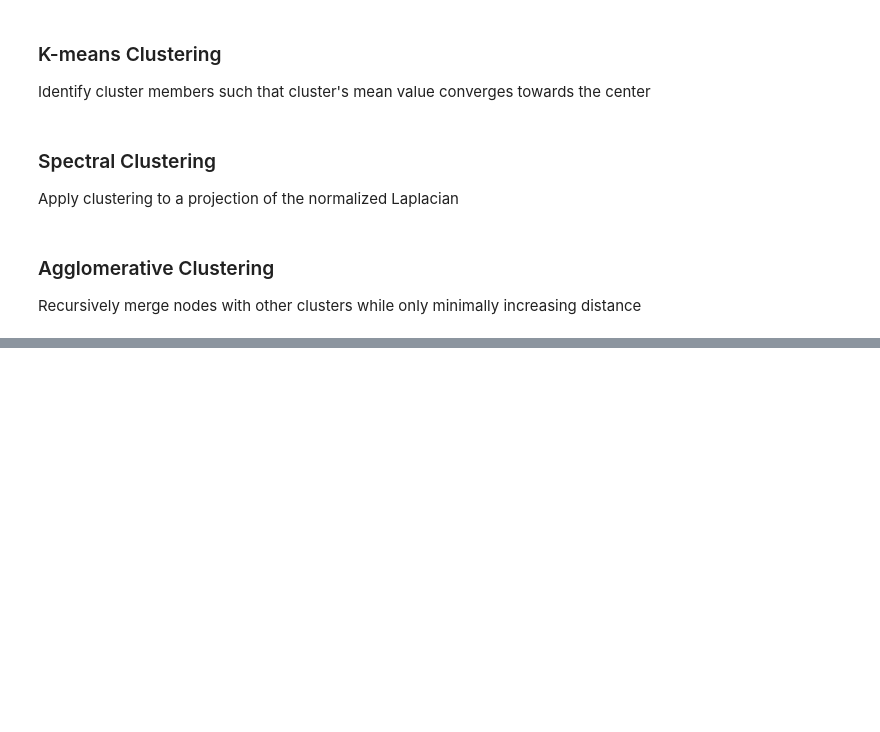
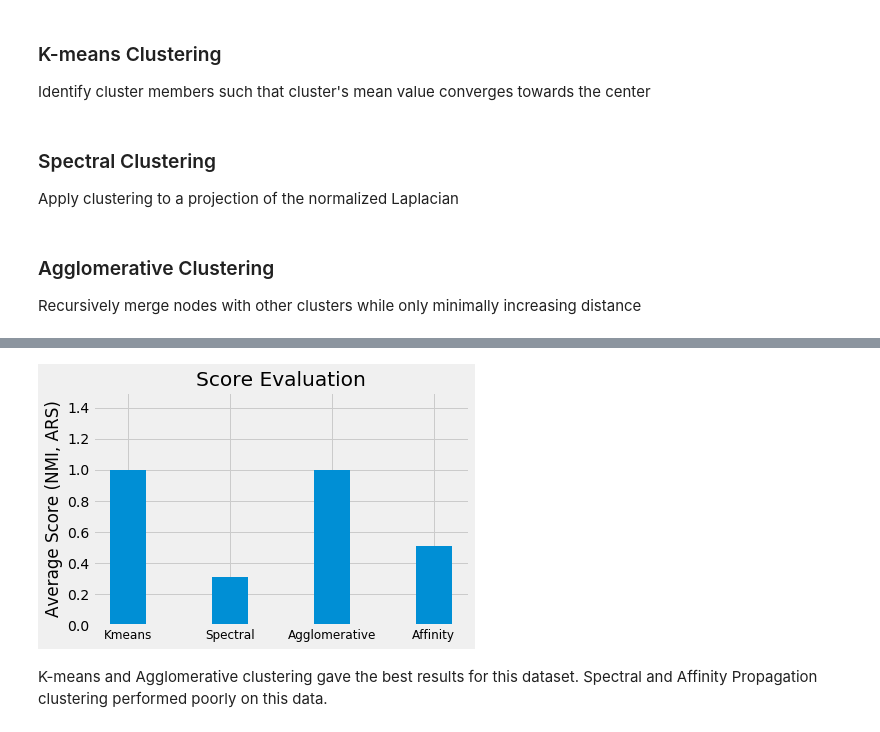
Before and after one commit to anaerobeth/ml-mastery, a Jupyter notebook: Clustering Algorithms.ipynb, the cells around one changed output, grey strips where cells are left out. Saved outputs shown, nothing was run; the diff lists cells and outputs as text; code cells hidden in the pictures; blank space fills up the shorter version.

```diff
--- a/Clustering Algorithms.ipynb
+++ b/Clustering Algorithms.ipynb
@@ -130,0 +128,28 @@ SyntaxError: invalid syntax (<ipython-input-68-d237726d2ded>, line 9)
+# %%
+normalized_scores = []
+adjusted_scores = []
+
+for result in results:
+    normalized_scores.append(normalized_mutual_info_score(ground_truth, result))
+    adjusted_scores.append(adjusted_rand_score(ground_truth, result))
+
+average_scores = [sum(score) / 2 for score in zip(normalized_scores, adjusted_scores)]
+xlabels = ['Kmeans', 'Spectral', 'Agglomerative', 'Affinity']
+
+fig = plt.figure()
+ax = fig.add_subplot(111)
+ax.set_title('Score Evaluation')
+ax.bar(np.arange(len(average_scores)), average_scores, 0.35)
+
+ax.set_ylabel('Average Score (NMI, ARS)')
+ax.set_ylim(0, 1.5)
+
+
+ax.set_xticks(np.arange(len(average_scores)))
+xtickNames = ax.set_xticklabels(xlabels)
+plt.setp(xtickNames, fontsize=12)
+plt.show()
+# %% [output]
+[figure, added]
+# %% [markdown]
+K-means and Agglomerative clustering gave the best results for this dataset. Spectral and Affinity Propagation clustering performed poorly on this data.
```
Also changed, not shown: parts of 7 cells of this notebook.
